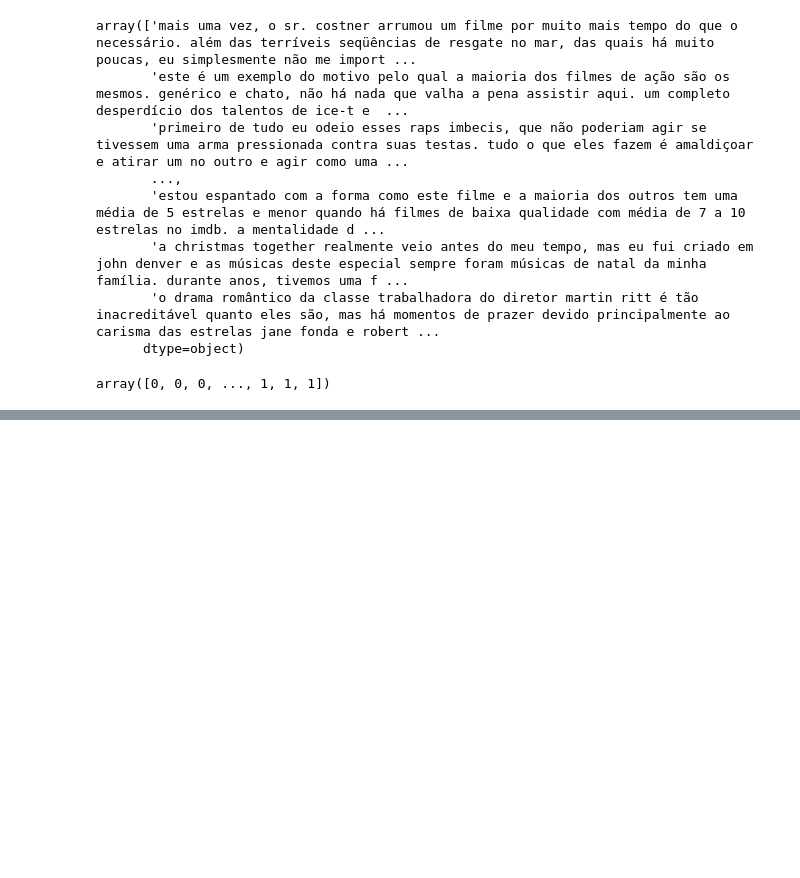
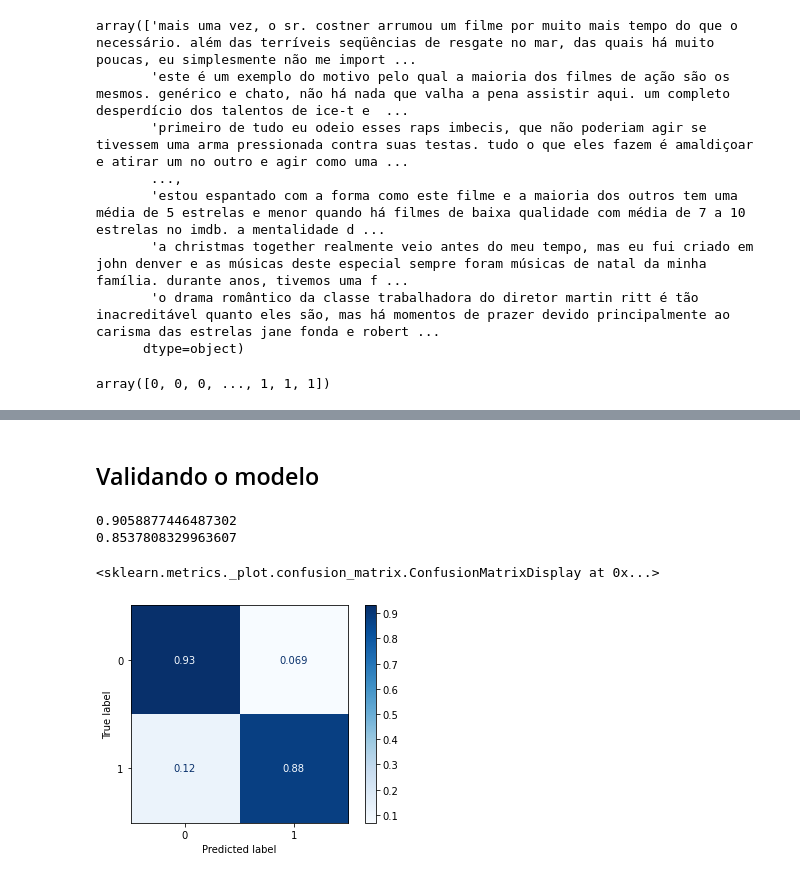
Before and after one commit to matheusmf1/ECM514_Data_Science, a Jupyter notebook: NLP_IMDB.ipynb, the cells around one changed output, grey strips where cells are left out. Saved outputs shown, nothing was run; the diff lists cells and outputs as text; code cells hidden in the pictures; blank space fills up the shorter version.

Commit message:
Implement model classification

```diff
--- a/NLP_IMDB.ipynb
+++ b/NLP_IMDB.ipynb
@@ -112,0 +141,2 @@ array([0, 0, 0, ..., 1, 1, 1])
+# %%
+vect.fit( x_treino )
@@ -112,0 +176,3 @@ array([0, 0, 0, ..., 1, 1, 1])
+# %%
+box_x_treino = vect.transform( x_treino )
+box_x_test = vect.transform( x_test )
@@ -112,0 +187,6 @@ array([0, 0, 0, ..., 1, 1, 1])
+# %%
+from sklearn.naive_bayes import MultinomialNB
+
+model = MultinomialNB()
+# %%
+model.fit( box_x_treino, y_treino )
@@ -112,0 +225,18 @@ array([0, 0, 0, ..., 1, 1, 1])
+# %% [markdown]
+## Validando o modelo
+# %%
+print( model.score( box_x_treino, y_treino ) )
+print( model.score( box_x_test, y_test ) )
+# %% [output]
+0.9058877446487302
+0.8537808329963607
+# %%
+from sklearn.metrics import plot_confusion_matrix
+import matplotlib.pyplot as plt
+
+
+
+plot_confusion_matrix( estimator = model, X = box_x_treino, y_true = y_treino, normalize = 'true', cmap=plt.cm.Blues )
+# %% [output]
+<sklearn.metrics._plot.confusion_matrix.ConfusionMatrixDisplay at 0x...>
+[figure, added]
```
Also changed, not shown: parts of 24 cells of this notebook.
